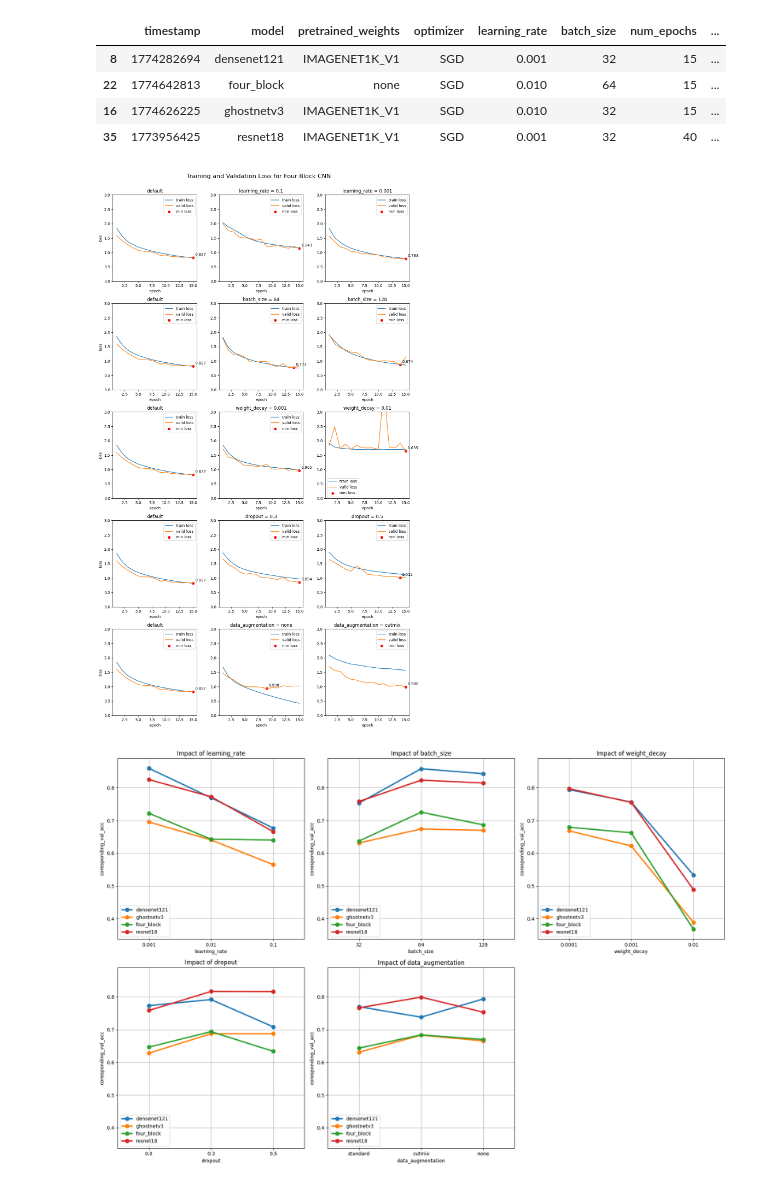
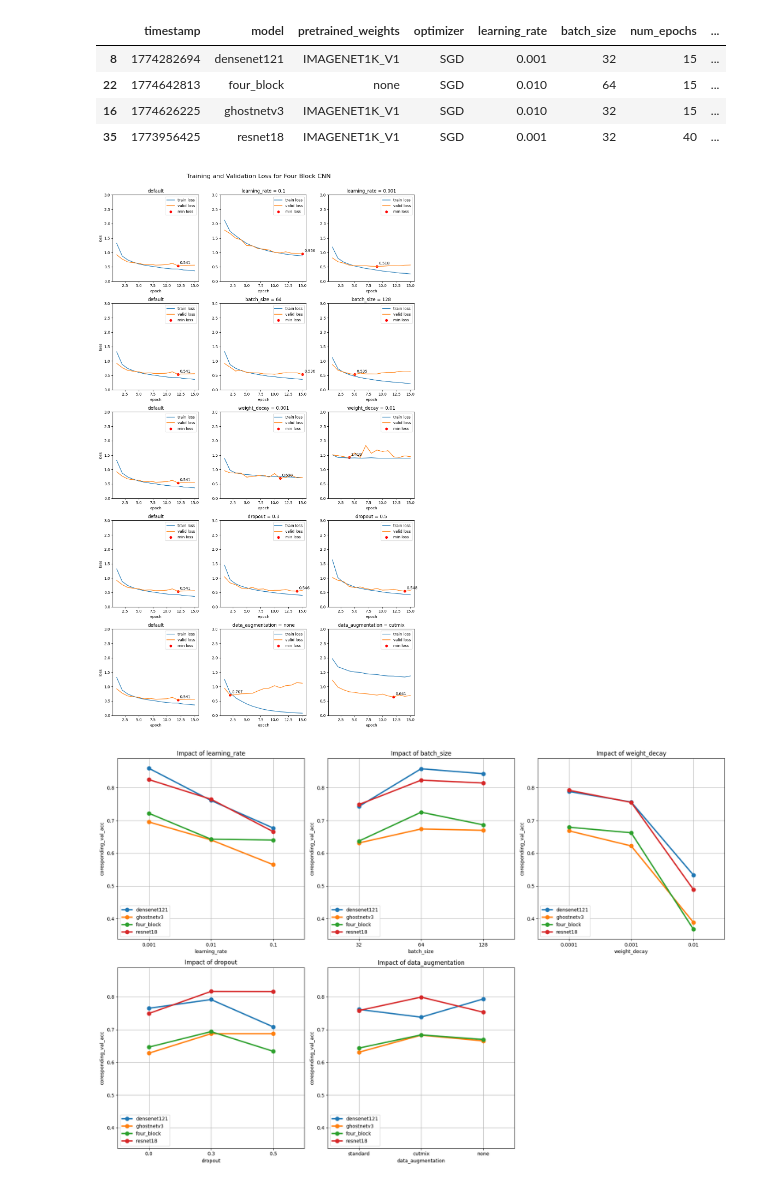
Before and after one commit to olaidczak/dl-project-1, a Jupyter notebook: plots.ipynb, the cells around one changed output. Cells and saved outputs as stored; diff of their text form; code cells hidden in the pictures.

Commit message:
final plots

```diff
--- a/plots.ipynb
+++ b/plots.ipynb
@@ -36,7 +53,7 @@ ts_default_resnet = 1773854727
 ts_default_densenet = 1774088363
 
 # zmienic nazwe modelu, na ktora chcemy plotowac: resnet18, ghostnetv3, densenet121, four_block
-exp = exp[(exp["model"] == "four_block") & (pd.isna(exp["scheduler"]))]
+exp = exp[(exp["model"] == "resnet18") & (pd.isna(exp["scheduler"]))]
 cur = cur[cur["epoch"] <= 15]
 hyperparams = {
     "learning_rate": [0.1, 0.001],
@@ -51,7 +68,7 @@ for key, value in hyperparams.items():
         ts.append(int(exp[exp[key] == v]["timestamp"].iloc[0]))
 
 # zmienic timestamp
-ts_default = ts_default_four
+ts_default = ts_default_resnet
 
 fig, axs = plt.subplots(5, 3, figsize=(12, 20))
 
@@ -93,34 +110,34 @@ for key, value in hyperparams.items():
     axs[i, 1].set_title(f"{key} = {value[0]}")
     axs[i, 1].set_ylim(0, 3)
     axs[i, 1].set_xlabel("epoch")
 
     cur_ts2 = cur[cur["timestamp"] == ts[i * 2 + 1]]
     axs[i, 2].plot(cur_ts2["epoch"], cur_ts2["train_loss"], label="train loss")
     axs[i, 2].plot(cur_ts2["epoch"], cur_ts2["val_loss"], label="valid loss")
     min_row2 = cur_ts2.loc[cur_ts2["val_loss"].idxmin()]
     axs[i, 2].scatter(
         min_row2["epoch"], min_row2["val_loss"], color="red", label="min loss"
     )
     axs[i, 2].annotate(
         f'{min_row2["val_loss"]:.3f}',
         (min_row2["epoch"], min_row2["val_loss"]),
         textcoords="offset points",
         xytext=(5, 5),
     )
     axs[i, 2].legend()
     axs[i, 2].set_title(f"{key} = {value[1]}")
     axs[i, 2].set_ylim(0, 3)
     axs[i, 2].set_xlabel("epoch")
 
     i += 1
 
 plt.tight_layout()
 
 # zmienic nazwe
 fig.suptitle("Training and Validation Loss for Four Block CNN", fontsize=16, y=1.02)
 plt.show()
 # %% [output]
-[figure, old version]
+[figure, new version]
 # %%
 exp = pd.read_csv("results/experiments.csv")
 cur = pd.read_csv("results/curves.csv")
```
Also changed, not shown: parts of 3 cells of this notebook.
